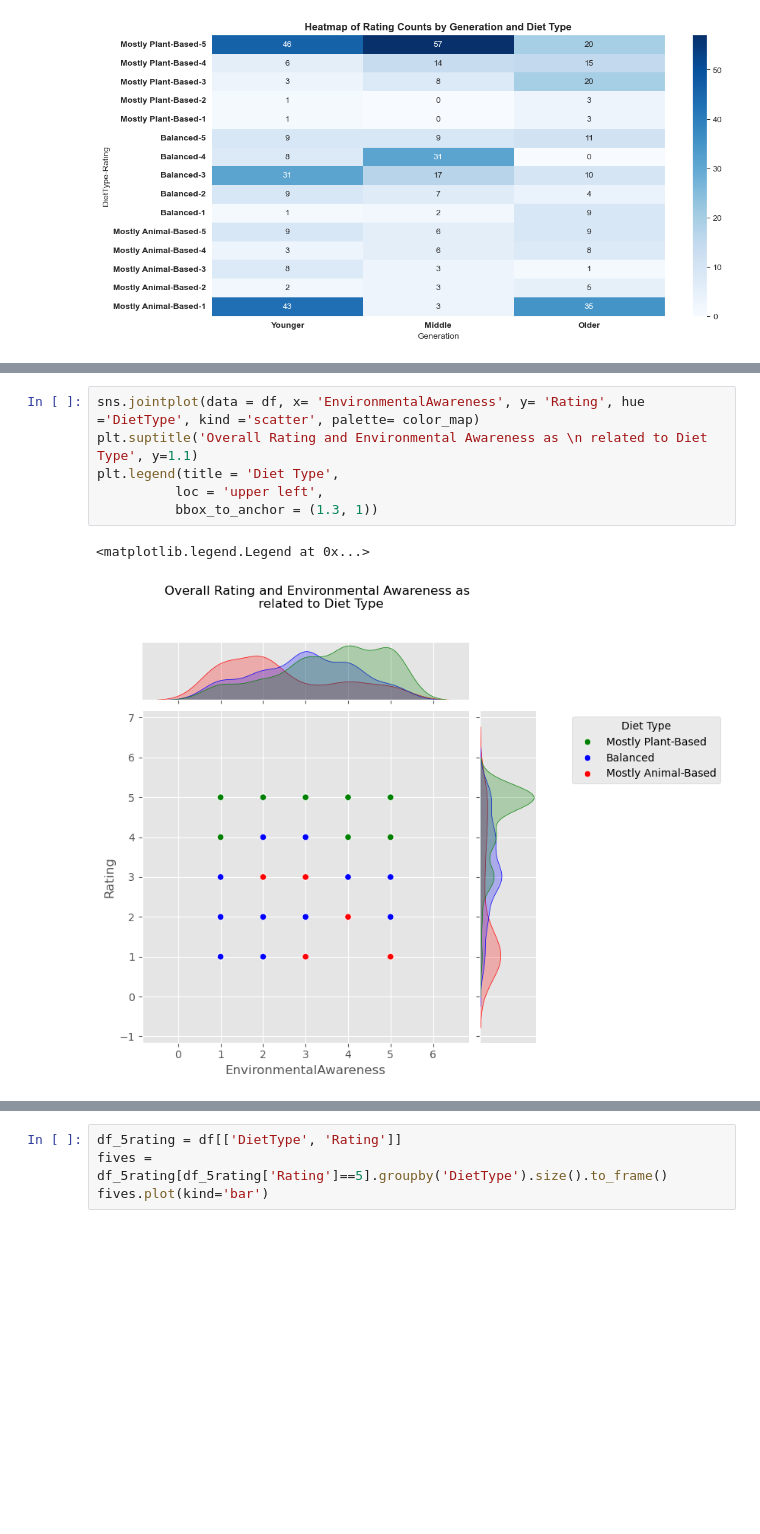
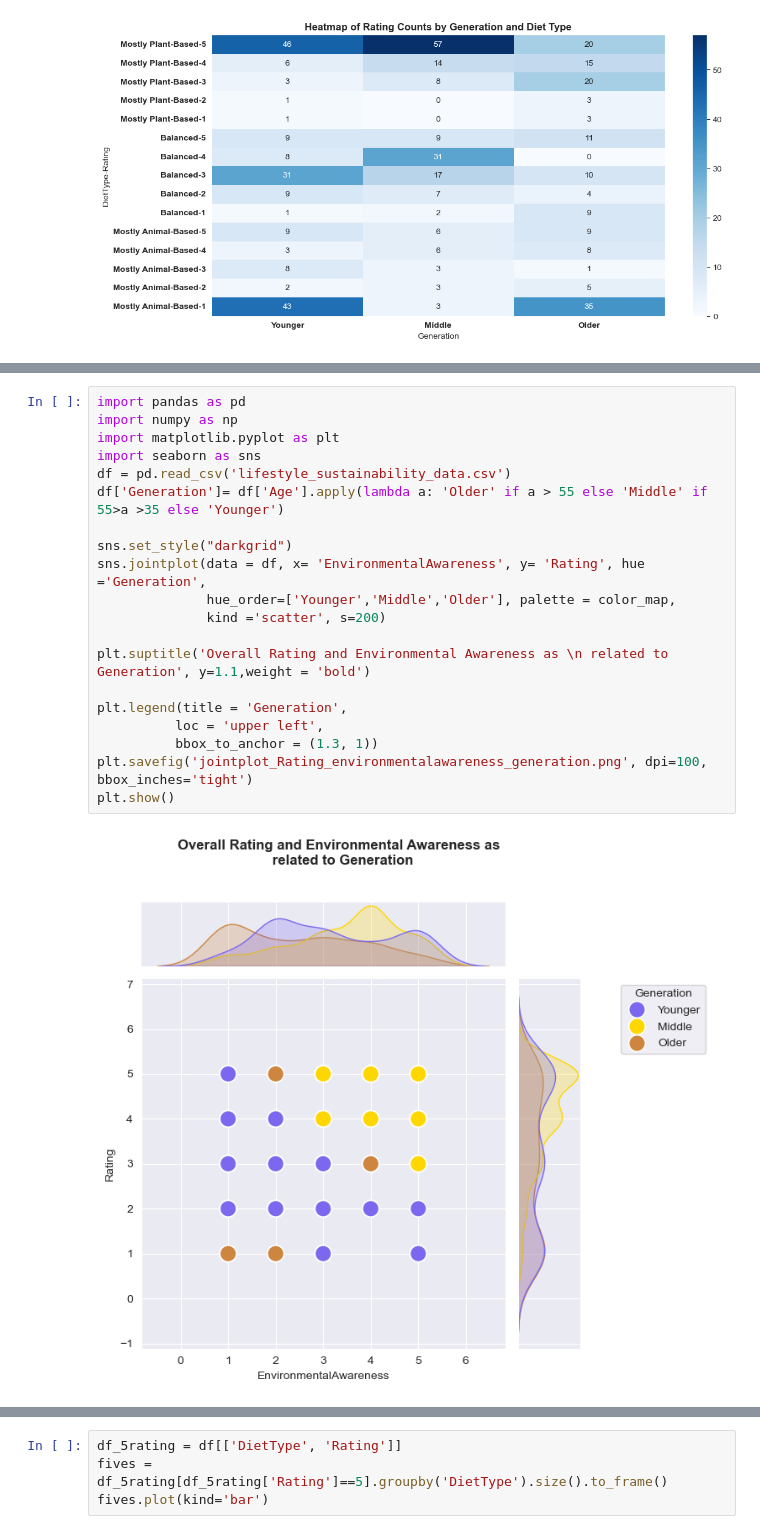
Before and after one commit to benmanzano/Data-Analysis-with-Python, a Jupyter notebook: PythonProject.ipynb, the cells around one changed output, grey strips where cells are left out. Drawn from its saved outputs; the diff is of its cells as text; blank space fills up the shorter version.

```diff
--- a/PythonProject.ipynb
+++ b/PythonProject.ipynb
@@ -919,9 +914,22 @@ Text(0, 0.5, 'Average Environmental Awareness')
-# %%
-sns.jointplot(data = df, x= 'EnvironmentalAwareness', y= 'Rating', hue ='DietType', kind ='scatter', palette= color_map)
-plt.suptitle('Overall Rating and Environmental Awareness as \n related to Diet Type', y=1.1)
-plt.legend(title = 'Diet Type',
-          loc = 'upper left',
-          bbox_to_anchor = (1.3, 1))
-# %% [output]
-<matplotlib.legend.Legend at 0x...>
-[figure, removed]
+# %%
+import pandas as pd
+import numpy as np
+import matplotlib.pyplot as plt
+import seaborn as sns
+df = pd.read_csv('lifestyle_sustainability_data.csv')
+df['Generation']= df['Age'].apply(lambda a: 'Older' if a > 55 else 'Middle' if 55>a >35 else 'Younger')
+
+sns.set_style("darkgrid")
+sns.jointplot(data = df, x= 'EnvironmentalAwareness', y= 'Rating', hue ='Generation',
+              hue_order=['Younger','Middle','Older'], palette = color_map,
+              kind ='scatter', s=200)
+
+plt.suptitle('Overall Rating and Environmental Awareness as \n related to Generation', y=1.1,weight = 'bold')
+
+plt.legend(title = 'Generation',
+          loc = 'upper left',
+          bbox_to_anchor = (1.3, 1))
+plt.savefig('jointplot_Rating_environmentalawareness_generation.png', dpi=100, bbox_inches='tight')
+plt.show()
+# %% [output]
+[figure, added]
```
Also changed, not shown: parts of 2 cells of this notebook.
